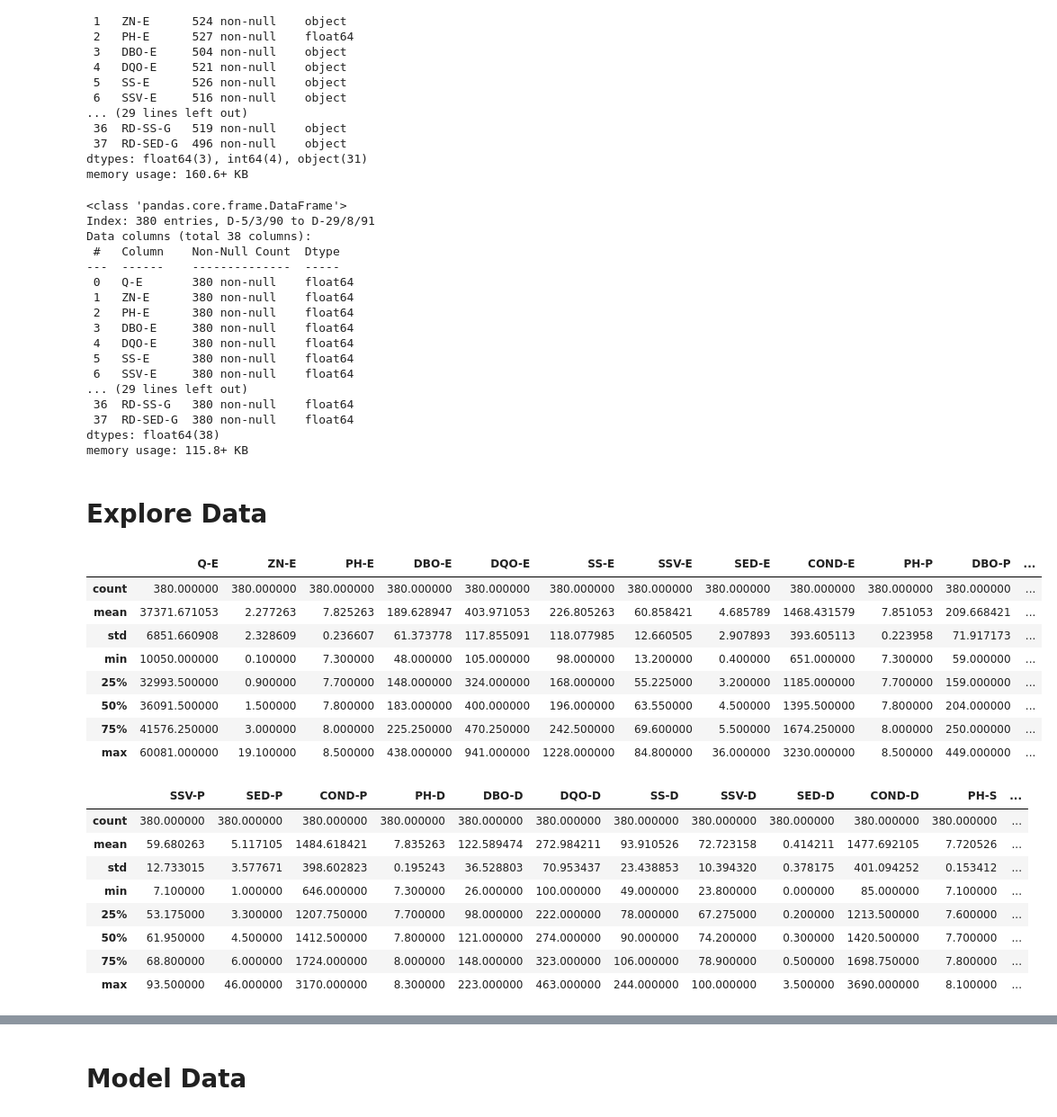
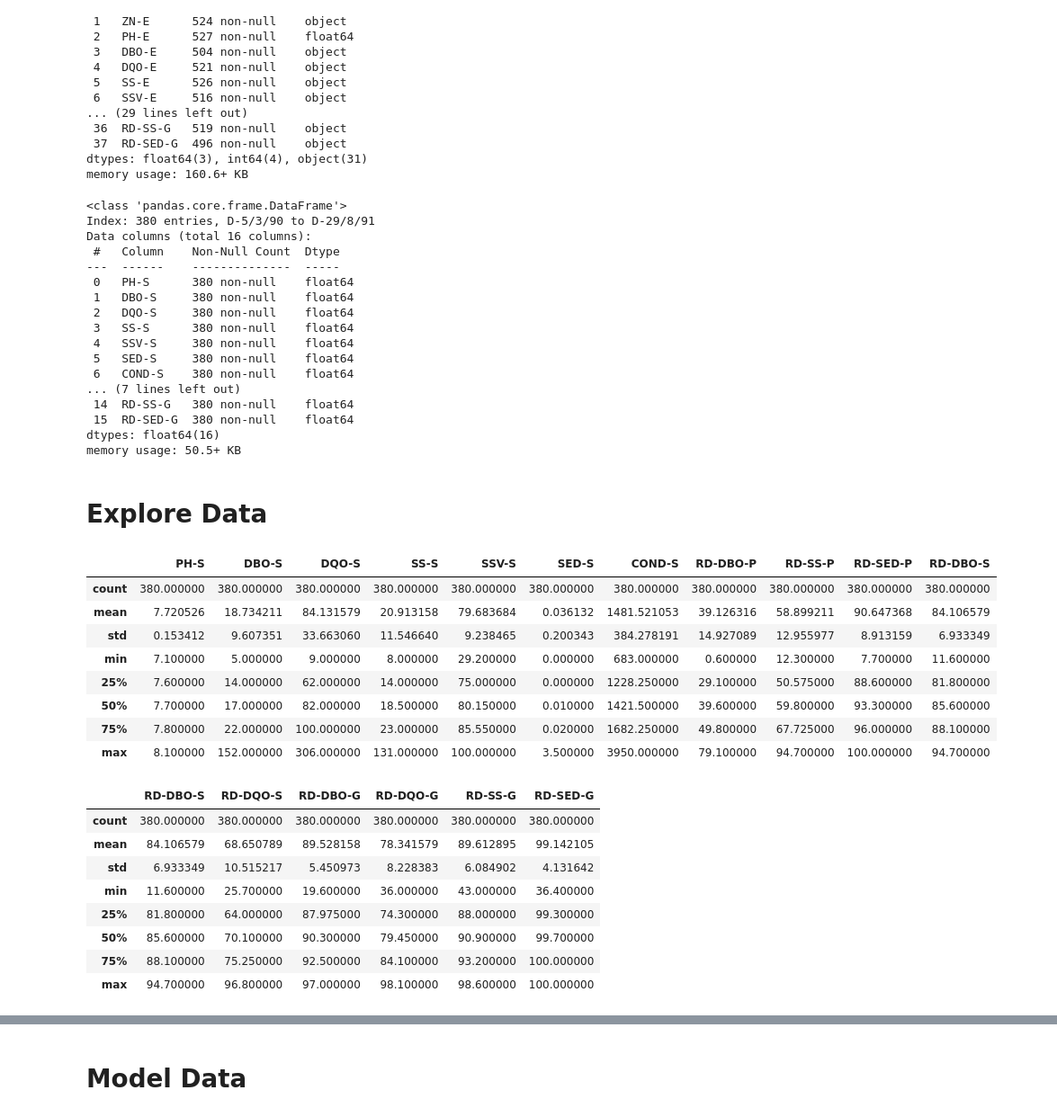
Before and after one commit to blantj/water_treatment_modeling, a Jupyter notebook: Modeling.ipynb, the cells around one changed output, grey strips where cells are left out. Shown at 90% size. Cells and saved outputs as stored; diff of their text form; code cells hidden in the pictures.

```diff
--- a/Modeling.ipynb
+++ b/Modeling.ipynb
@@ -73,48 +74,49 @@ memory usage: 160.6+ KB
 # %%
 df.dropna(inplace=True)
 df = df.astype('float')
+df = df.iloc[:,22:]
 df.info()
 # %% [output]
 <class 'pandas.core.frame.DataFrame'>
 Index: 380 entries, D-5/3/90 to D-29/8/91
-Data columns (total 38 columns):
+Data columns (total 16 columns):
  #   Column    Non-Null Count  Dtype
 ---  ------    --------------  -----
- 0   Q-E       380 non-null    float64
- 1   ZN-E      380 non-null    float64
- 2   PH-E      380 non-null    float64
- 3   DBO-E     380 non-null    float64
- 4   DQO-E     380 non-null    float64
- 5   SS-E      380 non-null    float64
- 6   SSV-E     380 non-null    float64
-... (29 lines left out)
- 36  RD-SS-G   380 non-null    float64
- 37  RD-SED-G  380 non-null    float64
-dtypes: float64(38)
-memory usage: 115.8+ KB
+ 0   PH-S      380 non-null    float64
+ 1   DBO-S     380 non-null    float64
+ 2   DQO-S     380 non-null    float64
+ 3   SS-S      380 non-null    float64
+ 4   SSV-S     380 non-null    float64
+ 5   SED-S     380 non-null    float64
+ 6   COND-S    380 non-null    float64
+... (7 lines left out)
+ 14  RD-SS-G   380 non-null    float64
+ 15  RD-SED-G  380 non-null    float64
+dtypes: float64(16)
+memory usage: 50.5+ KB
 # %% [markdown]
 # Explore Data
 # %%
-df.describe().iloc[:,0:12]
+df.describe().iloc[:,0:10]
 # %% [output]
-|  | Q-E | ZN-E | PH-E | DBO-E | DQO-E | SS-E | SSV-E | SED-E | COND-E | PH-P | DBO-P | ... |
-| count | 380.000000 | 380.000000 | 380.000000 | 380.000000 | 380.000000 | 380.000000 | 380.000000 | 380.000000 | 380.000000 | 380.000000 | 380.000000 | ... |
-| mean | 37371.671053 | 2.277263 | 7.825263 | 189.628947 | 403.971053 | 226.805263 | 60.858421 | 4.685789 | 1468.431579 | 7.851053 | 209.668421 | ... |
-| std | 6851.660908 | 2.328609 | 0.236607 | 61.373778 | 117.855091 | 118.077985 | 12.660505 | 2.907893 | 393.605113 | 0.223958 | 71.917173 | ... |
-| min | 10050.000000 | 0.100000 | 7.300000 | 48.000000 | 105.000000 | 98.000000 | 13.200000 | 0.400000 | 651.000000 | 7.300000 | 59.000000 | ... |
-| 25% | 32993.500000 | 0.900000 | 7.700000 | 148.000000 | 324.000000 | 168.000000 | 55.225000 | 3.200000 | 1185.000000 | 7.700000 | 159.000000 | ... |
-| 50% | 36091.500000 | 1.500000 | 7.800000 | 183.000000 | 400.000000 | 196.000000 | 63.550000 | 4.500000 | 1395.500000 | 7.800000 | 204.000000 | ... |
-| 75% | 41576.250000 | 3.000000 | 8.000000 | 225.250000 | 470.250000 | 242.500000 | 69.600000 | 5.500000 | 1674.250000 | 8.000000 | 250.000000 | ... |
-| max | 60081.000000 | 19.100000 | 8.500000 | 438.000000 | 941.000000 | 1228.000000 | 84.800000 | 36.000000 | 3230.000000 | 8.500000 | 449.000000 | ... |
+|  | PH-S | DBO-S | DQO-S | SS-S | SSV-S | SED-S | COND-S | RD-DBO-P | RD-SS-P | RD-SED-P | RD-DBO-S |
+| count | 380.000000 | 380.000000 | 380.000000 | 380.000000 | 380.000000 | 380.000000 | 380.000000 | 380.000000 | 380.000000 | 380.000000 | 380.000000 |
+| mean | 7.720526 | 18.734211 | 84.131579 | 20.913158 | 79.683684 | 0.036132 | 1481.521053 | 39.126316 | 58.899211 | 90.647368 | 84.106579 |
+| std | 0.153412 | 9.607351 | 33.663060 | 11.546640 | 9.238465 | 0.200343 | 384.278191 | 14.927089 | 12.955977 | 8.913159 | 6.933349 |
+| min | 7.100000 | 5.000000 | 9.000000 | 8.000000 | 29.200000 | 0.000000 | 683.000000 | 0.600000 | 12.300000 | 7.700000 | 11.600000 |
+| 25% | 7.600000 | 14.000000 | 62.000000 | 14.000000 | 75.000000 | 0.000000 | 1228.250000 | 29.100000 | 50.575000 | 88.600000 | 81.800000 |
+| 50% | 7.700000 | 17.000000 | 82.000000 | 18.500000 | 80.150000 | 0.010000 | 1421.500000 | 39.600000 | 59.800000 | 93.300000 | 85.600000 |
+| 75% | 7.800000 | 22.000000 | 100.000000 | 23.000000 | 85.550000 | 0.020000 | 1682.250000 | 49.800000 | 67.725000 | 96.000000 | 88.100000 |
+| max | 8.100000 | 152.000000 | 306.000000 | 131.000000 | 100.000000 | 3.500000 | 3950.000000 | 79.100000 | 94.700000 | 100.000000 | 94.700000 |
 # %%
-df.describe().iloc[:,12:24]
+df.describe().iloc[:,10:]
 # %% [output]
-|  | SSV-P | SED-P | COND-P | PH-D | DBO-D | DQO-D | SS-D | SSV-D | SED-D | COND-D | PH-S | ... |
-| count | 380.000000 | 380.000000 | 380.000000 | 380.000000 | 380.000000 | 380.000000 | 380.000000 | 380.000000 | 380.000000 | 380.000000 | 380.000000 | ... |
-| mean | 59.680263 | 5.117105 | 1484.618421 | 7.835263 | 122.589474 | 272.984211 | 93.910526 | 72.723158 | 0.414211 | 1477.692105 | 7.720526 | ... |
-| std | 12.733015 | 3.577671 | 398.602823 | 0.195243 | 36.528803 | 70.953437 | 23.438853 | 10.394320 | 0.378175 | 401.094252 | 0.153412 | ... |
-| min | 7.100000 | 1.000000 | 646.000000 | 7.300000 | 26.000000 | 100.000000 | 49.000000 | 23.800000 | 0.000000 | 85.000000 | 7.100000 | ... |
-| 25% | 53.175000 | 3.300000 | 1207.750000 | 7.700000 | 98.000000 | 222.000000 | 78.000000 | 67.275000 | 0.200000 | 1213.500000 | 7.600000 | ... |
-| 50% | 61.950000 | 4.500000 | 1412.500000 | 7.800000 | 121.000000 | 274.000000 | 90.000000 | 74.200000 | 0.300000 | 1420.500000 | 7.700000 | ... |
-| 75% | 68.800000 | 6.000000 | 1724.000000 | 8.000000 | 148.000000 | 323.000000 | 106.000000 | 78.900000 | 0.500000 | 1698.750000 | 7.800000 | ... |
-| max | 93.500000 | 46.000000 | 3170.000000 | 8.300000 | 223.000000 | 463.000000 | 244.000000 | 100.000000 | 3.500000 | 3690.000000 | 8.100000 | ... |
+|  | RD-DBO-S | RD-DQO-S | RD-DBO-G | RD-DQO-G | RD-SS-G | RD-SED-G |
+| count | 380.000000 | 380.000000 | 380.000000 | 380.000000 | 380.000000 | 380.000000 |
+| mean | 84.106579 | 68.650789 | 89.528158 | 78.341579 | 89.612895 | 99.142105 |
+| std | 6.933349 | 10.515217 | 5.450973 | 8.228383 | 6.084902 | 4.131642 |
+| min | 11.600000 | 25.700000 | 19.600000 | 36.000000 | 43.000000 | 36.400000 |
+| 25% | 81.800000 | 64.000000 | 87.975000 | 74.300000 | 88.000000 | 99.300000 |
+| 50% | 85.600000 | 70.100000 | 90.300000 | 79.450000 | 90.900000 | 99.700000 |
+| 75% | 88.100000 | 75.250000 | 92.500000 | 84.100000 | 93.200000 | 100.000000 |
+| max | 94.700000 | 96.800000 | 97.000000 | 98.100000 | 98.600000 | 100.000000 |
```
Also changed, not shown: parts of 10 cells of this notebook.
